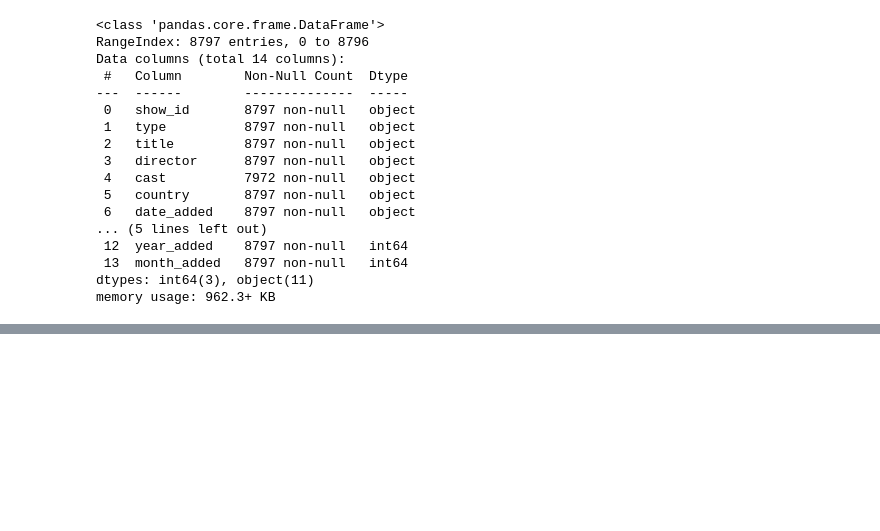
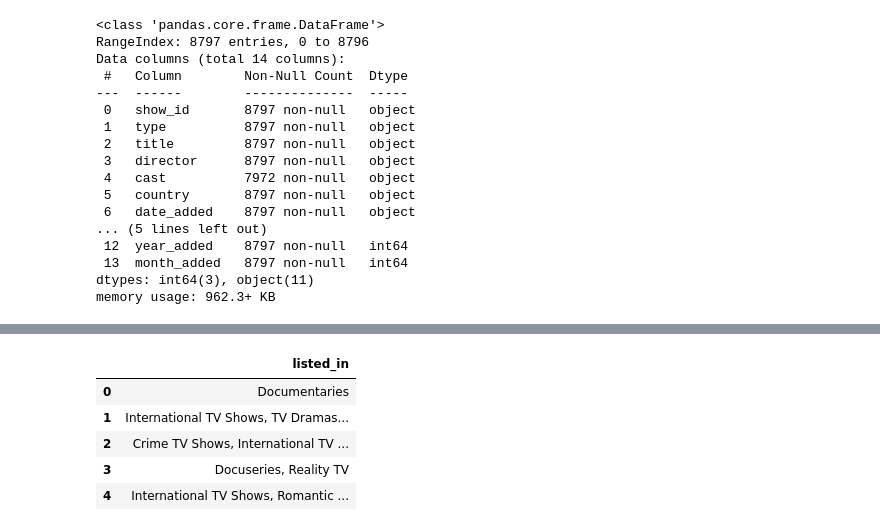
Before and after one commit to theaditya24/COMPLETE-PYTHON-FOR-DATA-ANALYTICS, a Jupyter notebook: Netflix Data Analysis/EDA.ipynb, the cells around one changed output, grey strips where cells are left out. Cells and saved outputs as stored; diff of their text form; code cells hidden in the pictures; blank space fills up the shorter version.

```diff
--- a/Netflix Data Analysis/EDA.ipynb
+++ b/Netflix Data Analysis/EDA.ipynb
@@ -62,0 +291,9 @@ memory usage: 962.3+ KB
+# %%
+df[['listed_in']].head(5)
+# %% [output]
+|  | listed_in |
+| 0 | Documentaries |
+| 1 | International TV Shows, TV Dramas... |
+| 2 | Crime TV Shows, International TV ... |
+| 3 | Docuseries, Reality TV |
+| 4 | International TV Shows, Romantic ... |
```
Also changed, not shown: parts of 38 cells of this notebook.
